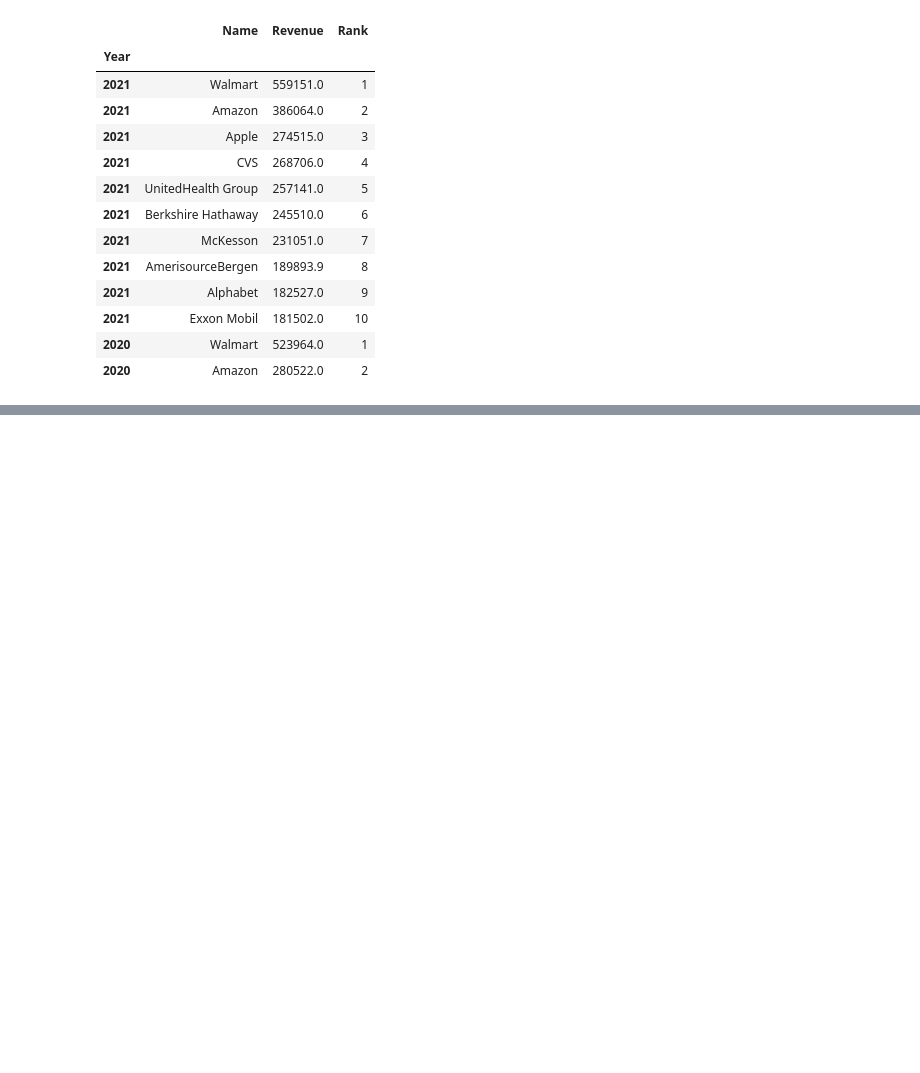
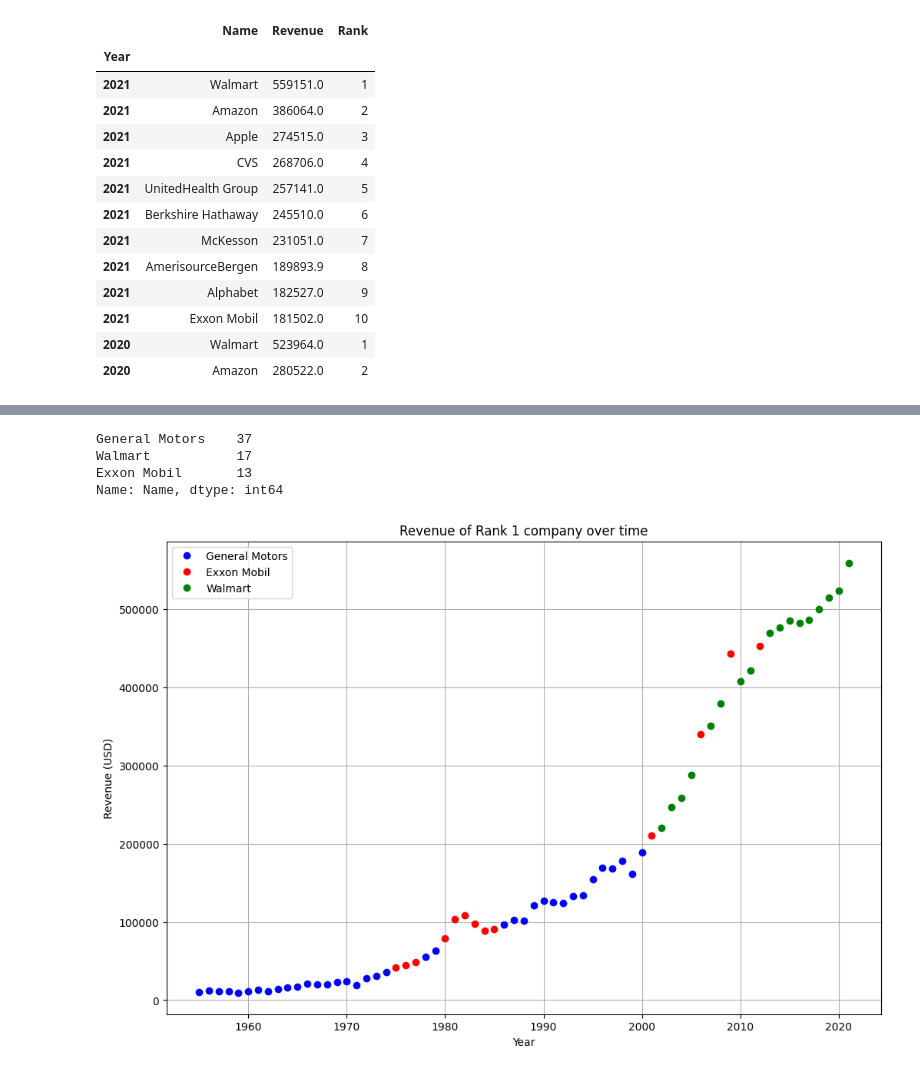
Before and after one commit to AdamSCohen/Fortune500History, a Jupyter notebook: main.ipynb, the cells around one changed output, grey strips where cells are left out. Cells and saved outputs as stored; diff of their text form; code cells hidden in the pictures; blank space fills up the shorter version.

```diff
--- a/main.ipynb
+++ b/main.ipynb
@@ -76,0 +89,4 @@ Name: Name, dtype: int64
+# %%
+# create dataframe containing top ranking company for each year
+
+number1 = df.loc[df['Rank'] == 1].reset_index()
@@ -76,0 +113,29 @@ Name: Name, dtype: int64
+# %%
+# determine which companties have reached rank 1, and how amny time
+
+number1_count = (number1['Name'].value_counts())
+print(number1_count)
+# %% [output]
+General Motors    37
+Walmart           17
+Exxon Mobil       13
+Name: Name, dtype: int64
+# %%
+# create individual dataframe for each rank 1 company
+
+GM1 = number1.loc[number1['Name'] == 'General Motors']
+EM1 = number1.loc[number1['Name'] == 'Exxon Mobil']
+WM1 = number1.loc[number1['Name'] == 'Walmart']
+# %%
+plt.figure(figsize = (12,8))
+plt.plot(GM1['Year'], GM1['Revenue'], 'o', color = 'blue', label = 'General Motors')
+plt.plot(EM1['Year'], EM1['Revenue'], 'o', color = 'red', label = 'Exxon Mobil')
+plt.plot(WM1['Year'], WM1['Revenue'], 'o', color = 'green', label = 'Walmart')
+plt.title('Revenue of Rank 1 company over time')
+plt.xlabel('Year')
+plt.ylabel('Revenue (USD)')
+plt.grid()
+plt.legend()
+plt.show()
+# %% [output]
+[figure, added]
```
Also changed, not shown: parts of 5 cells of this notebook.
